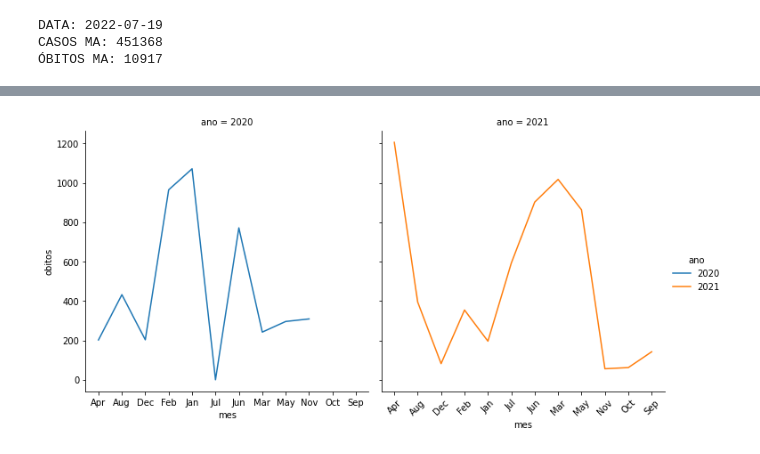
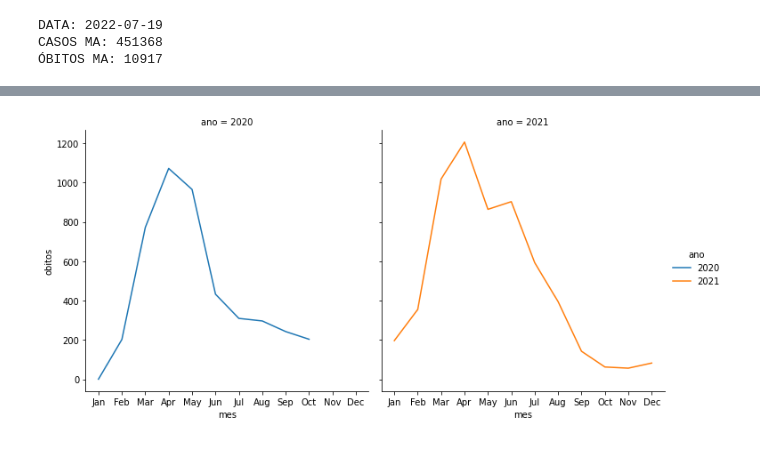
Before and after one commit to jamescp/python, a Jupyter notebook: AnaliseCovid.ipynb, the cells around one changed output, grey strips where cells are left out. Saved outputs shown, nothing was run; the diff lists cells and outputs as text; code cells hidden in the pictures.

```diff
--- a/AnaliseCovid.ipynb
+++ b/AnaliseCovid.ipynb
@@ -53,6 +50,7 @@ def aux (x):
 # %%
 #Cria as colunas  mes e ano
 dadosMA['mes'] = dadosMA['date'].dt.strftime('%b')
+dadosMA['meses'] = dadosMA['date'].dt.to_period('m')
 dadosMA['ano'] = dadosMA['date'].dt.strftime('%Y')
 # %% [output]
 A value is trying to be set on a copy of a slice from a DataFrame.
@@ -68,10 +71,10 @@ See the caveats in the documentation: https://pandas.pydata.org/pandas-docs/stab
 # %%
 
 
-teste = dadosMA.groupby(['ano', 'mes']).agg(
+teste = dadosMA.groupby(['ano', 'meses','mes']).agg(
     casos = ("newCases", "sum"),
     obitos = ("newDeaths", "sum")
 )
 
-teste
+teste.tail()
 # %% [output]
@@ -132,5 +109,4 @@ plt.show()
 # %%
 sns.relplot(x='mes', y='obitos', data=teste.query("ano in['2020','2021']"), kind = 'line', hue='ano', sort = False, col = 'ano');
-plt.xticks(rotation=45);
 # %% [output]
-[figure, old version]
+[figure, new version]
```
Also changed, not shown: parts of 11 cells of this notebook.
